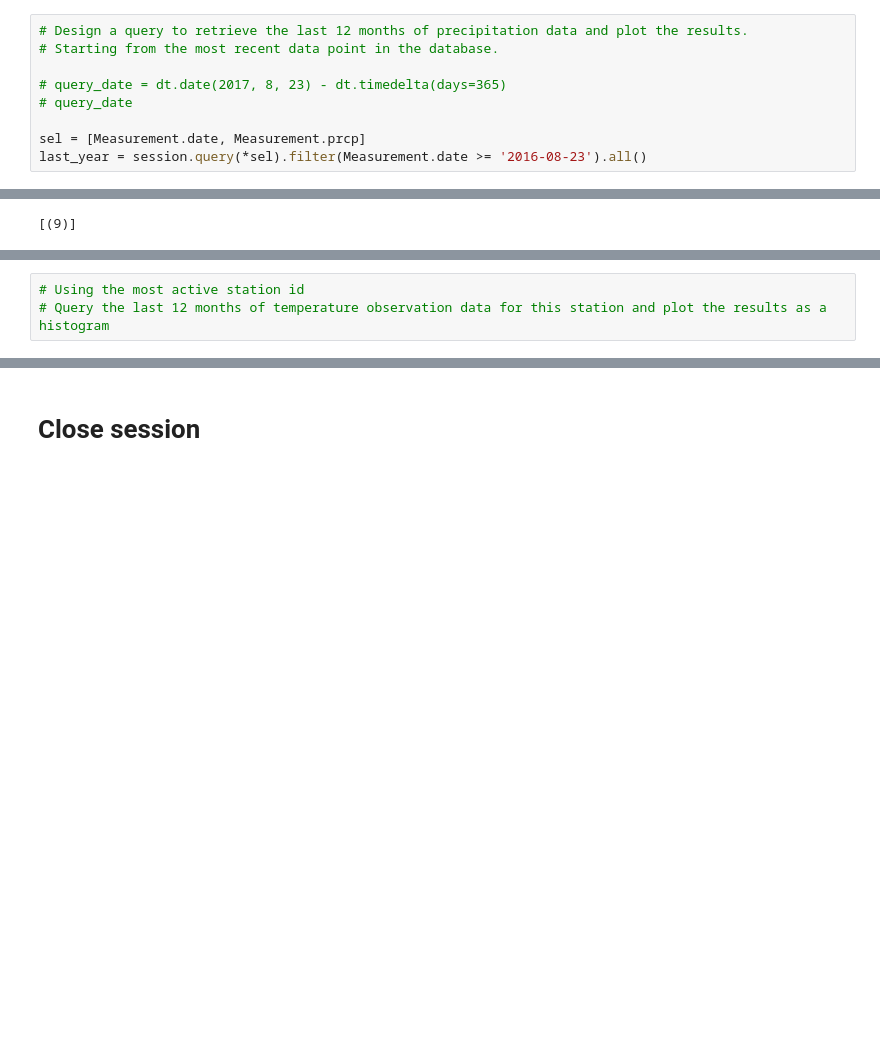
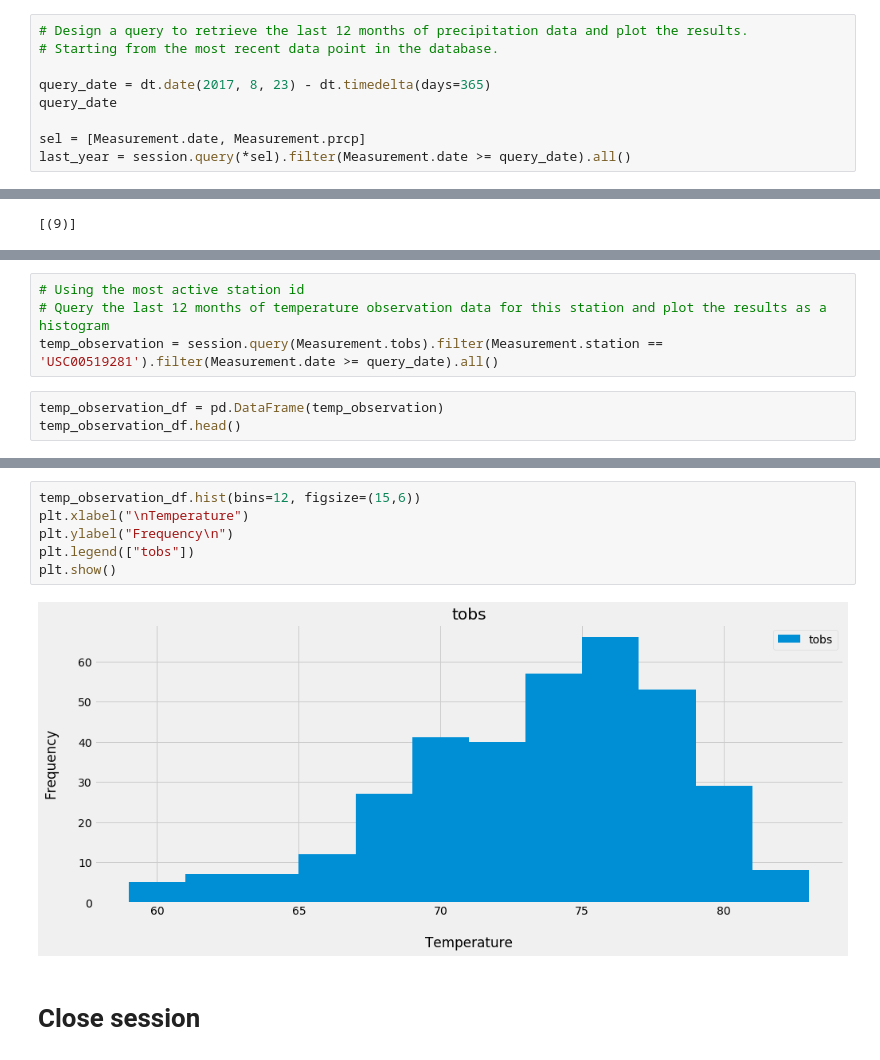
Before and after one commit to alannahmarie/sqlalchemy-challenge, a Jupyter notebook: climate_analysis.ipynb, the cells around one changed output, grey strips where cells are left out. Drawn from its saved outputs; the diff is of its cells as text; blank space fills up the shorter version.

```diff
--- a/climate_analysis.ipynb
+++ b/climate_analysis.ipynb
@@ -59,11 +59,11 @@ session.query(Measurement.date).order_by(Measurement.date.desc()).first()
 # Design a query to retrieve the last 12 months of precipitation data and plot the results.
 # Starting from the most recent data point in the database.
 
-# query_date = dt.date(2017, 8, 23) - dt.timedelta(days=365)
-# query_date
+query_date = dt.date(2017, 8, 23) - dt.timedelta(days=365)
+query_date
 
 sel = [Measurement.date, Measurement.prcp]
-last_year = session.query(*sel).filter(Measurement.date >= '2016-08-23').all()
+last_year = session.query(*sel).filter(Measurement.date >= query_date).all()
 # %%
 # Save the query results as a Pandas DataFrame and set the index to the date column
 last_year_df = pd.DataFrame(last_year, columns=['date', 'precipitation'])
@@ -152,3 +178,7 @@ session.query(func.count(Station.station)).all()
 # %%
 # Using the most active station id
 # Query the last 12 months of temperature observation data for this station and plot the results as a histogram
+temp_observation = session.query(Measurement.tobs).filter(Measurement.station == 'USC00519281').filter(Measurement.date >= query_date).all()
+# %%
+temp_observation_df = pd.DataFrame(temp_observation)
+temp_observation_df.head()
@@ -155,3 +192,11 @@ session.query(func.count(Station.station)).all()
+# %%
+temp_observation_df.hist(bins=12, figsize=(15,6))
+plt.xlabel("\nTemperature")
+plt.ylabel("Frequency\n")
+plt.legend(["tobs"])
+plt.show()
+# %% [output]
+[figure, added]
 # %% [markdown]
 # Close session
 # %%
```
Also changed, not shown: parts of 5 cells of this notebook.
